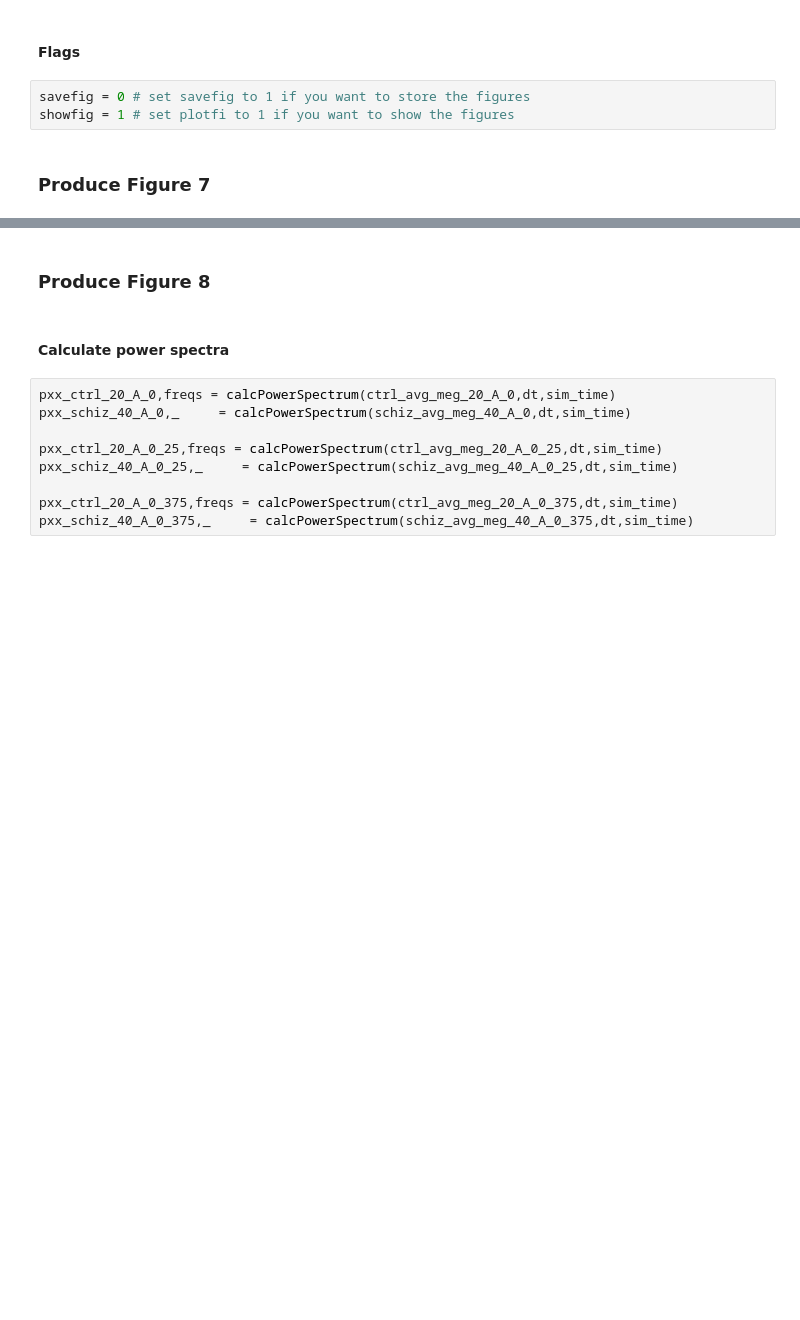
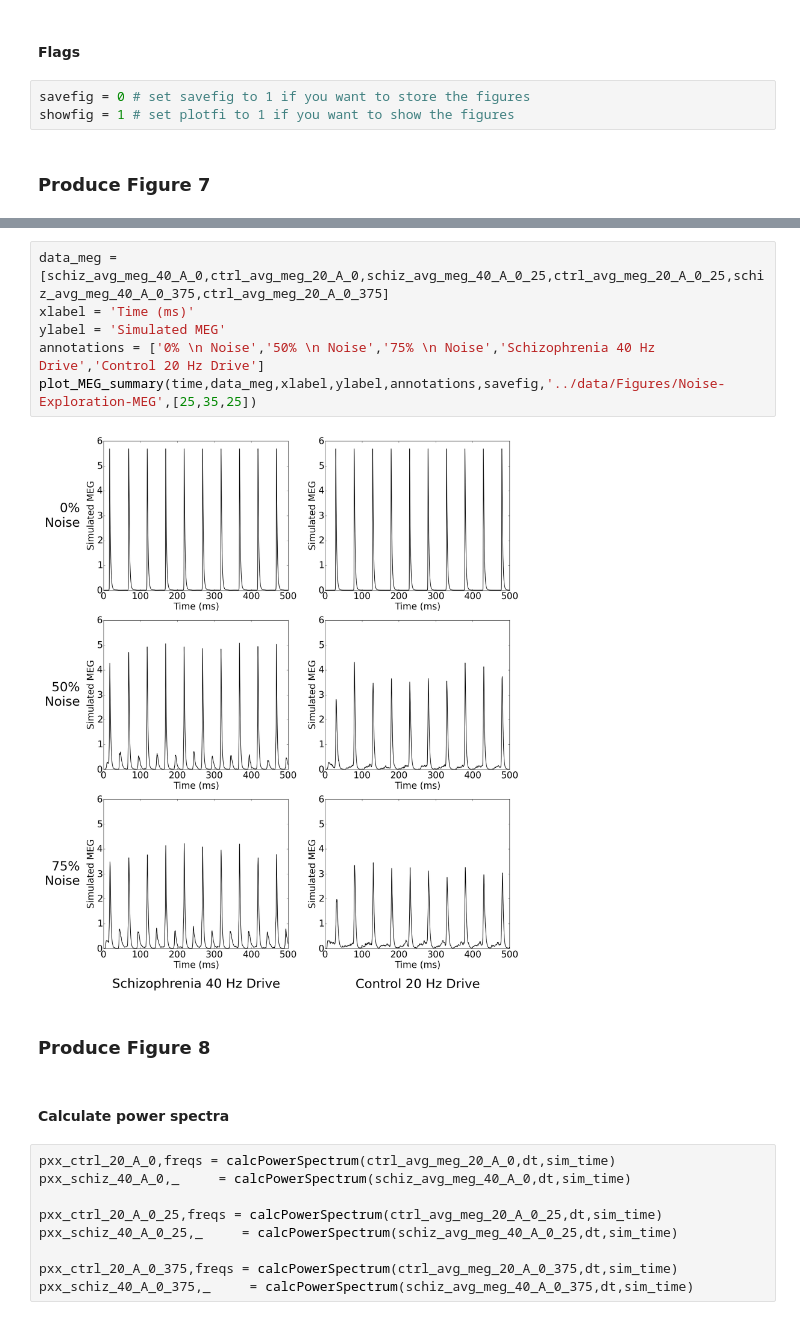
Before and after one commit to ReScience/ReScience-submission, a Jupyter notebook: notebook/plotNoiseExplorationPlots.py.ipynb, the cells around one changed output, grey strips where cells are left out. Cells and saved outputs as stored; diff of their text form; blank space fills up the shorter version.

Commit message:
update plotting notebooks

```diff
--- a/notebook/plotNoiseExplorationPlots.py.ipynb
+++ b/notebook/plotNoiseExplorationPlots.py.ipynb
@@ -142,3 +38,11 @@ if savefig:
+# %%
+data_meg = [schiz_avg_meg_40_A_0,ctrl_avg_meg_20_A_0,schiz_avg_meg_40_A_0_25,ctrl_avg_meg_20_A_0_25,schiz_avg_meg_40_A_0_375,ctrl_avg_meg_20_A_0_375]
+xlabel = 'Time (ms)'
+ylabel = 'Simulated MEG'
+annotations = ['0% \n Noise','50% \n Noise','75% \n Noise','Schizophrenia 40 Hz Drive','Control 20 Hz Drive']
+plot_MEG_summary(time,data_meg,xlabel,ylabel,annotations,savefig,'../data/Figures/Noise-Exploration-MEG',[25,35,25])
+# %% [output]
+[figure, added]
 # %% [markdown]
 ### Produce Figure 8
 # %% [markdown]
```
Also changed, not shown: parts of 8 cells of this notebook, 2 other files.
